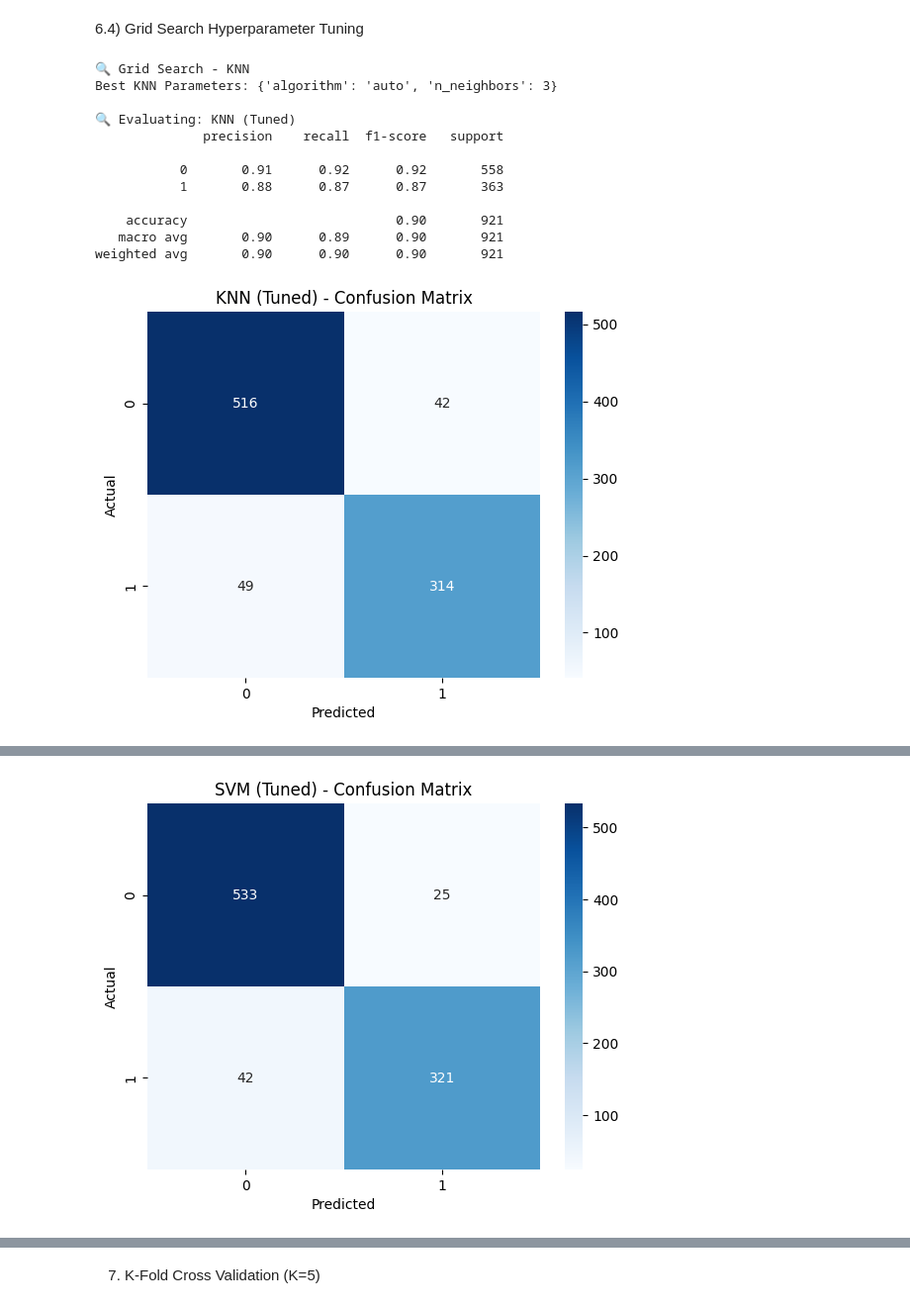
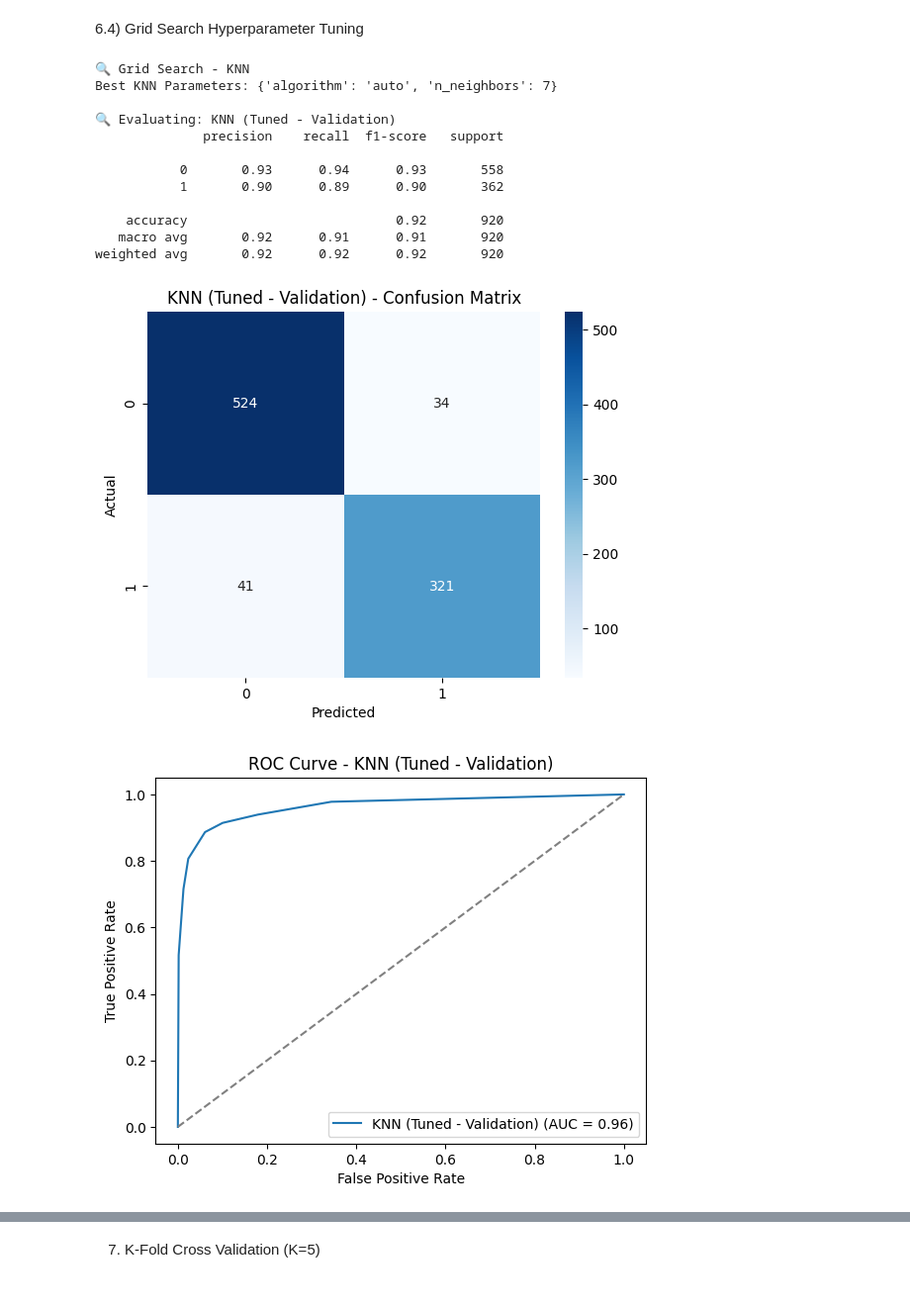
Before and after one commit to pranavahvarun/MachineLearningLab, a Jupyter notebook: a3/mllaba3.ipynb, the cells around one changed output, grey strips where cells are left out. Shown at 99% size. Cells and saved outputs as stored; diff of their text form; code cells hidden in the pictures.

```diff
--- a/a3/mllaba3.ipynb
+++ b/a3/mllaba3.ipynb
@@ -174,6 +193,7 @@ def evaluate_model(name, model, X_test, y_test):
 nb_models = {k: v for k, v in models.items() if "NB" in k}
 
 for name, model in nb_models.items():
-    model.fit(X_raw_train, y_train)
-    evaluate_model(name, model, X_raw_test, y_test)
+    model.fit(X_raw_train, y_raw_train)  # ✅ fixed
+    evaluate_model(name + " (Validation)", model, X_raw_valid, y_raw_valid)
+    evaluate_model(name + " (Test)", model, X_raw_test, y_raw_test)
 # %% [output]
@@ -216,6 +248,7 @@ weighted avg       0.88      0.88      0.88       921
 knn_models = {k: v for k, v in models.items() if "KNN" in k}
 
 for name, model in knn_models.items():
-    model.fit(X_scaled_train, y_train)
-    evaluate_model(name, model, X_scaled_test, y_test)
+    model.fit(X_scaled_train, y_scaled_train)  # ✅ fixed
+    evaluate_model(name + " (Validation)", model, X_scaled_valid, y_scaled_valid)
+    evaluate_model(name + " (Test)", model, X_scaled_test, y_scaled_test)
 # %% [output]
@@ -258,6 +303,7 @@ weighted avg       0.91      0.91      0.91       921
 svm_models = {k: v for k, v in models.items() if "SVM" in k}
 
 for name, model in svm_models.items():
-    model.fit(X_scaled_train, y_train)
-    evaluate_model(name, model, X_scaled_test, y_test)
+    model.fit(X_scaled_train, y_scaled_train)  # ✅ fixed
+    evaluate_model(name + " (Validation)", model, X_scaled_valid, y_scaled_valid)
+    evaluate_model(name + " (Test)", model, X_scaled_test, y_scaled_test)
 # %% [output]
@@ -309,11 +356,6 @@ weighted avg       0.88      0.88      0.88       921
 import time
 from sklearn.svm import SVC
 from sklearn.metrics import classification_report
-from sklearn.preprocessing import StandardScaler
-
-# Scale features
-scaler = StandardScaler()
-X_scaled = scaler.fit_transform(X_train)  # assuming X_train is already defined
 
 # Kernels to evaluate
 svm_kernels = {
@@ -328,14 +370,13 @@ for name, model in svm_kernels.items():
     print(f"\nEvaluating: SVM_{name}")
 
     start_time = time.time()
-    model.fit(X_scaled, y_train)  # assuming y_train is defined
+    model.fit(X_scaled_train, y_scaled_train)   # ✅ use new train
     end_time = time.time()
 
     train_time = end_time - start_time
 
-    y_pred = model.predict(X_test)  # assuming X_test is already scaled or scale it too
-
-    print(classification_report(y_test, y_pred))  # assuming y_test is defined
+    y_pred = model.predict(X_scaled_test)       # ✅ use new test
+    print(classification_report(y_scaled_test, y_pred))
     print(f"Training Time: {train_time:.4f} seconds")
 # %% [output]
 Evaluating: SVM_Linear
@@ -365,44 +406,51 @@ from sklearn.model_selection import GridSearchCV
 knn_grid = {
     'n_neighbors': [3, 5, 7],
     'algorithm': ['auto', 'kd_tree', 'ball_tree']
 }
 
 svm_grid = {
     'kernel': ['linear', 'poly', 'rbf', 'sigmoid'],
     'C': [1.0],
     'gamma': ['scale']
 }
 
 # Perform grid search on KNN
 print("\n🔍 Grid Search - KNN")
 knn = KNeighborsClassifier()
 grid_knn = GridSearchCV(knn, knn_grid, cv=5, scoring='accuracy', n_jobs=-1)
-grid_knn.fit(X_scaled_train, y_train_scaled)
+grid_knn.fit(X_scaled_train, y_scaled_train)   # ✅ train set only
 print("Best KNN Parameters:", grid_knn.best_params_)
 
-# Evaluate tuned KNN
-evaluate_model("KNN (Tuned)", grid_knn.best_estimator_, X_scaled_test, y_test_scaled)
+# Validate
+evaluate_model("KNN (Tuned - Validation)", grid_knn.best_estimator_, X_scaled_valid, y_scaled_valid)
+
+# Final test evaluation
+evaluate_model("KNN (Tuned - Test)", grid_knn.best_estimator_, X_scaled_test, y_scaled_test)
 
 # Perform grid search on SVM
 print("\n🔍 Grid Search - SVM")
 svm = SVC(probability=True)
 grid_svm = GridSearchCV(svm, svm_grid, cv=5, scoring='accuracy', n_jobs=-1)
-grid_svm.fit(X_scaled_train, y_train_scaled)
+grid_svm.fit(X_scaled_train, y_scaled_train)   # ✅ train set only
 print("Best SVM Parameters:", grid_svm.best_params_)
 
-# Evaluate tuned SVM
-evaluate_model("SVM (Tuned)", grid_svm.best_estimator_, X_scaled_test, y_test_scaled)
+# Validate
+evaluate_model("SVM (Tuned - Validation)", grid_svm.best_estimator_, X_scaled_valid, y_scaled_valid)
+
+# Final test evaluation
+evaluate_model("SVM (Tuned - Test)", grid_svm.best_estimator_, X_scaled_test, y_scaled_test)
 # %% [output]
 🔍 Grid Search - KNN
-Best KNN Parameters: {'algorithm': 'auto', 'n_neighbors': 3}
+Best KNN Parameters: {'algorithm': 'auto', 'n_neighbors': 7}
 
-🔍 Evaluating: KNN (Tuned)
+🔍 Evaluating: KNN (Tuned - Validation)
               precision    recall  f1-score   support
 
-           0       0.91      0.92      0.92       558
-           1       0.88      0.87      0.87       363
+           0       0.93      0.94      0.93       558
+           1       0.90      0.89      0.90       362
 
-    accuracy                           0.90       921
-   macro avg       0.90      0.89      0.90       921
-weighted avg       0.90      0.90      0.90       921
+    accuracy                           0.92       920
+   macro avg       0.92      0.91      0.91       920
+weighted avg       0.92      0.92      0.92       920
-[figure, old version]
+[figure, new version]
+[figure, new version]
@@ -423 +465,0 @@ weighted avg       0.93      0.93      0.93       921
-[figure, old version]
```
Also changed, not shown: parts of 9 cells of this notebook.
